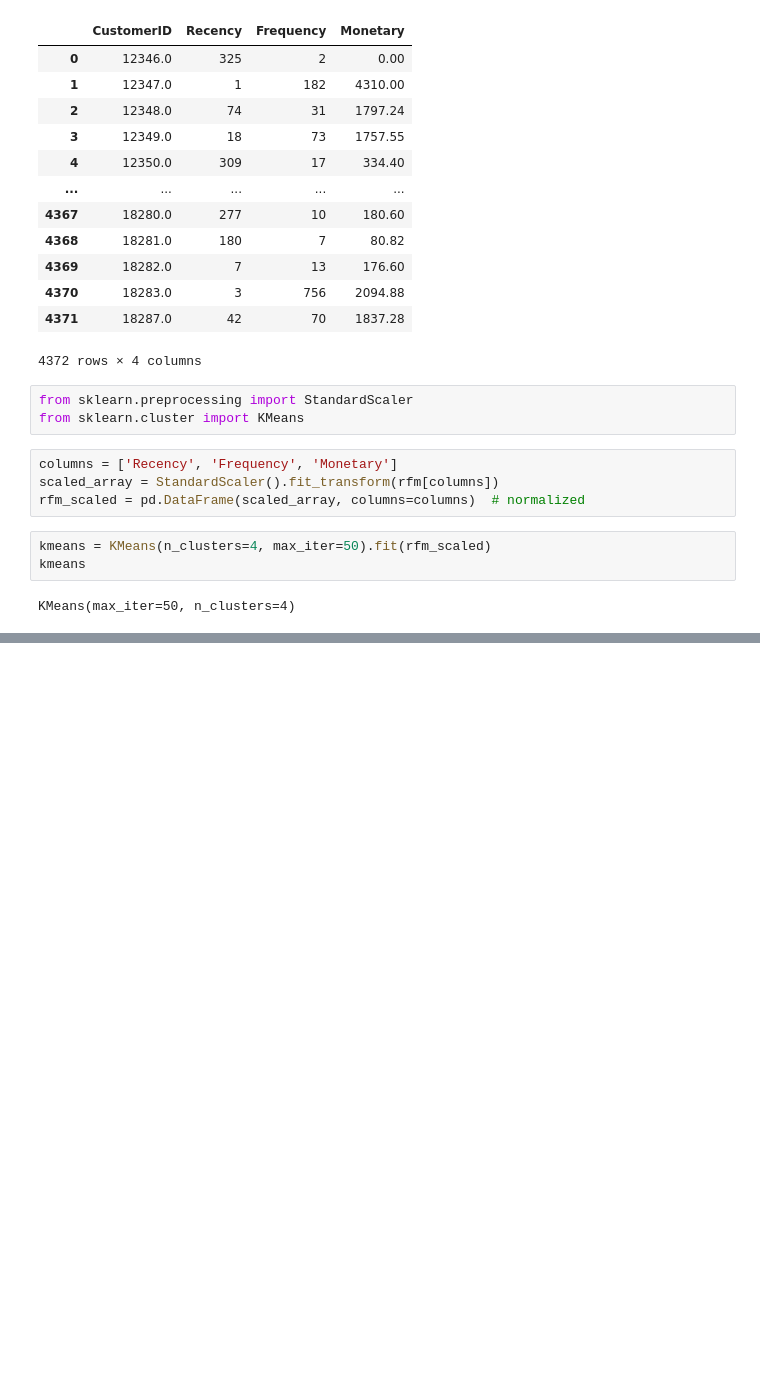
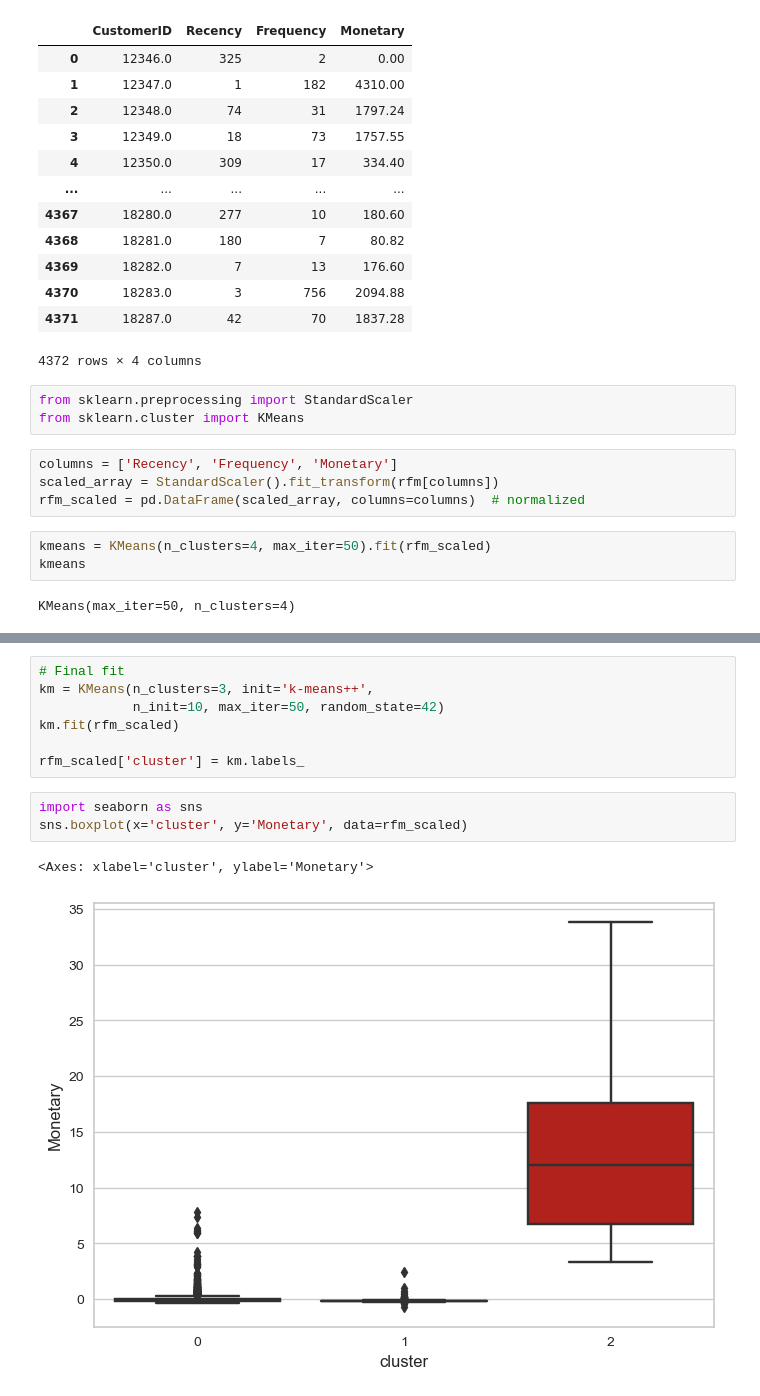
Before and after one commit to dminchev1/practice, a Jupyter notebook: customer_segmentation.ipynb.ipynb, the cells around one changed output, grey strips where cells are left out. Saved outputs shown, nothing was run; the diff lists cells and outputs as text; blank space fills up the shorter version.

```diff
--- a/customer_segmentation.ipynb.ipynb
+++ b/customer_segmentation.ipynb.ipynb
@@ -84,0 +136,13 @@ Text(0.5, 1.0, 'Elbow plot')
+# %%
+# Final fit
+km = KMeans(n_clusters=3, init='k-means++',
+            n_init=10, max_iter=50, random_state=42)
+km.fit(rfm_scaled)
+
+rfm_scaled['cluster'] = km.labels_
+# %%
+import seaborn as sns
+sns.boxplot(x='cluster', y='Monetary', data=rfm_scaled)
+# %% [output]
+<Axes: xlabel='cluster', ylabel='Monetary'>
+[figure, added]
```
Also changed, not shown: parts of 10 cells of this notebook.
